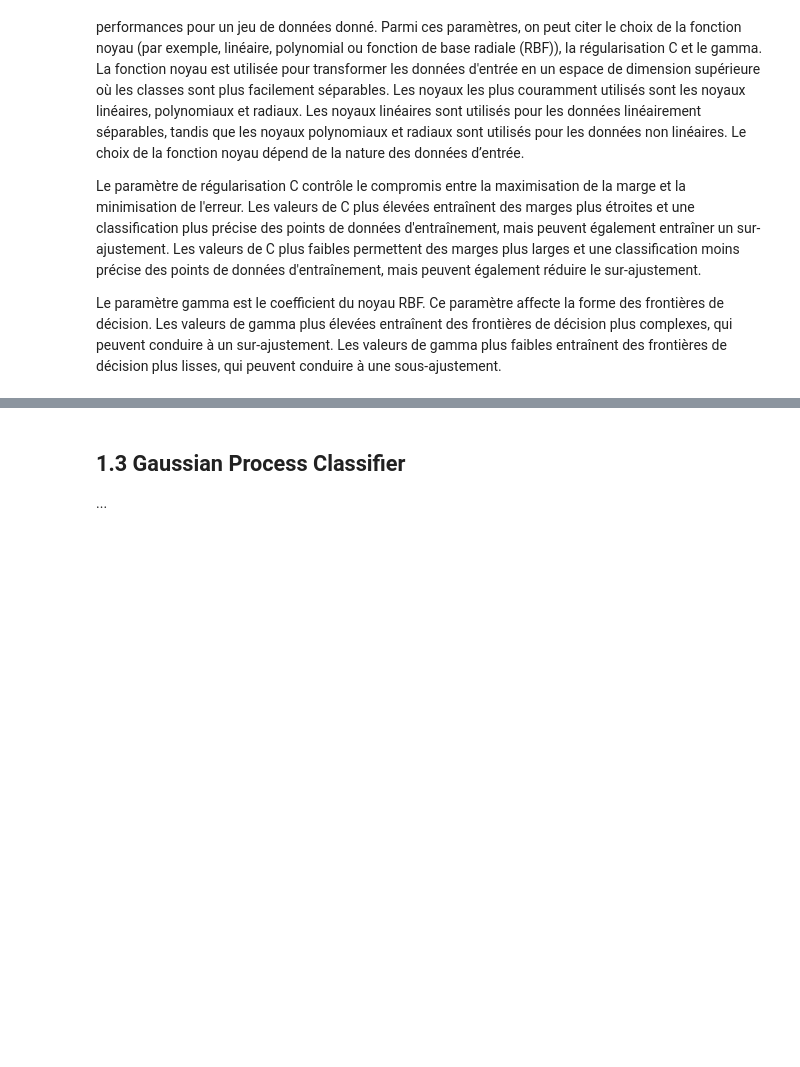
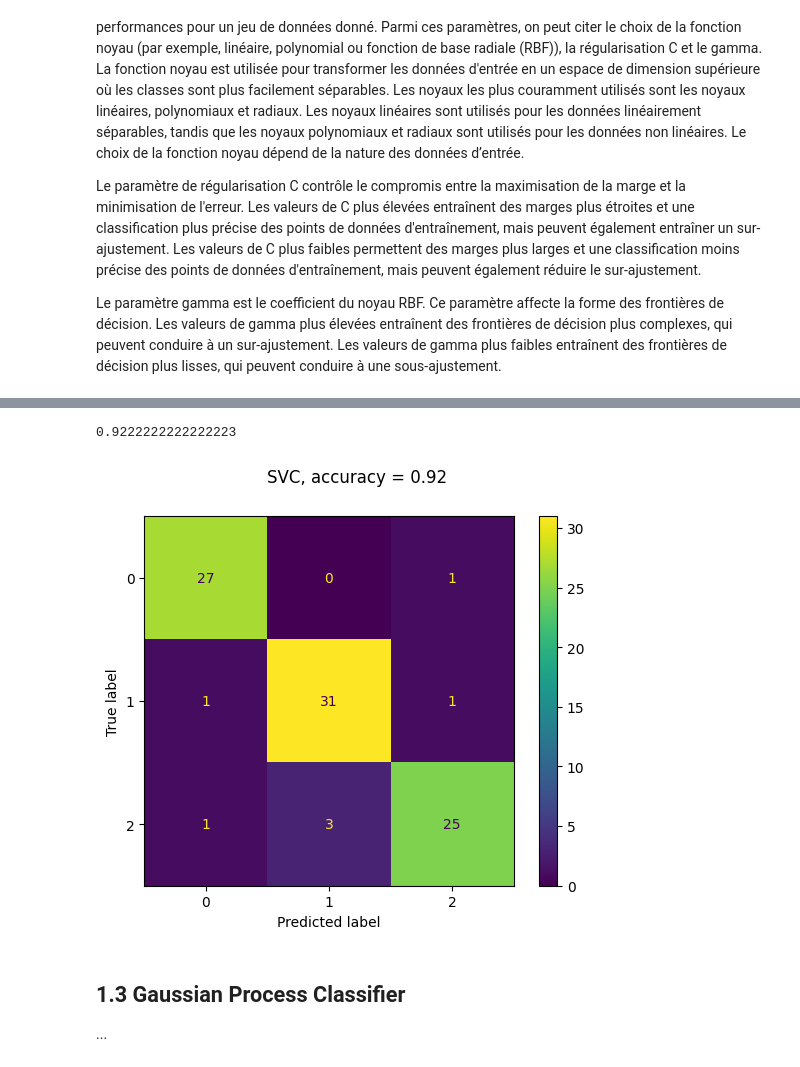
Before and after one commit to lukbrb/academic-physics, a Jupyter notebook: galaxy-classification/notebooks/01-Classifiers.ipynb, the cells around one changed output, grey strips where cells are left out. Saved outputs shown, nothing was run; the diff lists cells and outputs as text; code cells hidden in the pictures; blank space fills up the shorter version.

```diff
--- a/galaxy-classification/notebooks/01-Classifiers.ipynb
+++ b/galaxy-classification/notebooks/01-Classifiers.ipynb
@@ -125,16 +149,21 @@ print(grid_search.best_params_, ":", grid_search.best_score_)
 # %%
 galaxies = load_galaxies(n_samples=100)
 X, y = galaxies.data, galaxies.target
 X_train, X_test, y_train, y_test = train_test_split(X, y, test_size=0.3, random_state=1)
 
 classifier = SVC(kernel='linear', C=1000)
 clf = make_pipeline(MinMaxScaler(), classifier)
 clf.fit(X_train, y_train)
 predictions = clf.predict(X_test)
 score = accuracy_score(y_test, predictions)
+recall = recall_score(y_pred=predictions, y_true=y_test, average="weighted")
+print(recall)
 disp = ConfusionMatrixDisplay.from_predictions(y_test, predictions)
 disp.figure_.suptitle(f"SVC, accuracy ={score: .2f}")
 plt.savefig("plots/SVM_cm.jpg");
+# %% [output]
+0.9222222222222223
+[figure, added]
 # %% [markdown]
 ## 1.3 Gaussian Process Classifier
 ...
```
Also changed, not shown: parts of 10 cells of this notebook.
